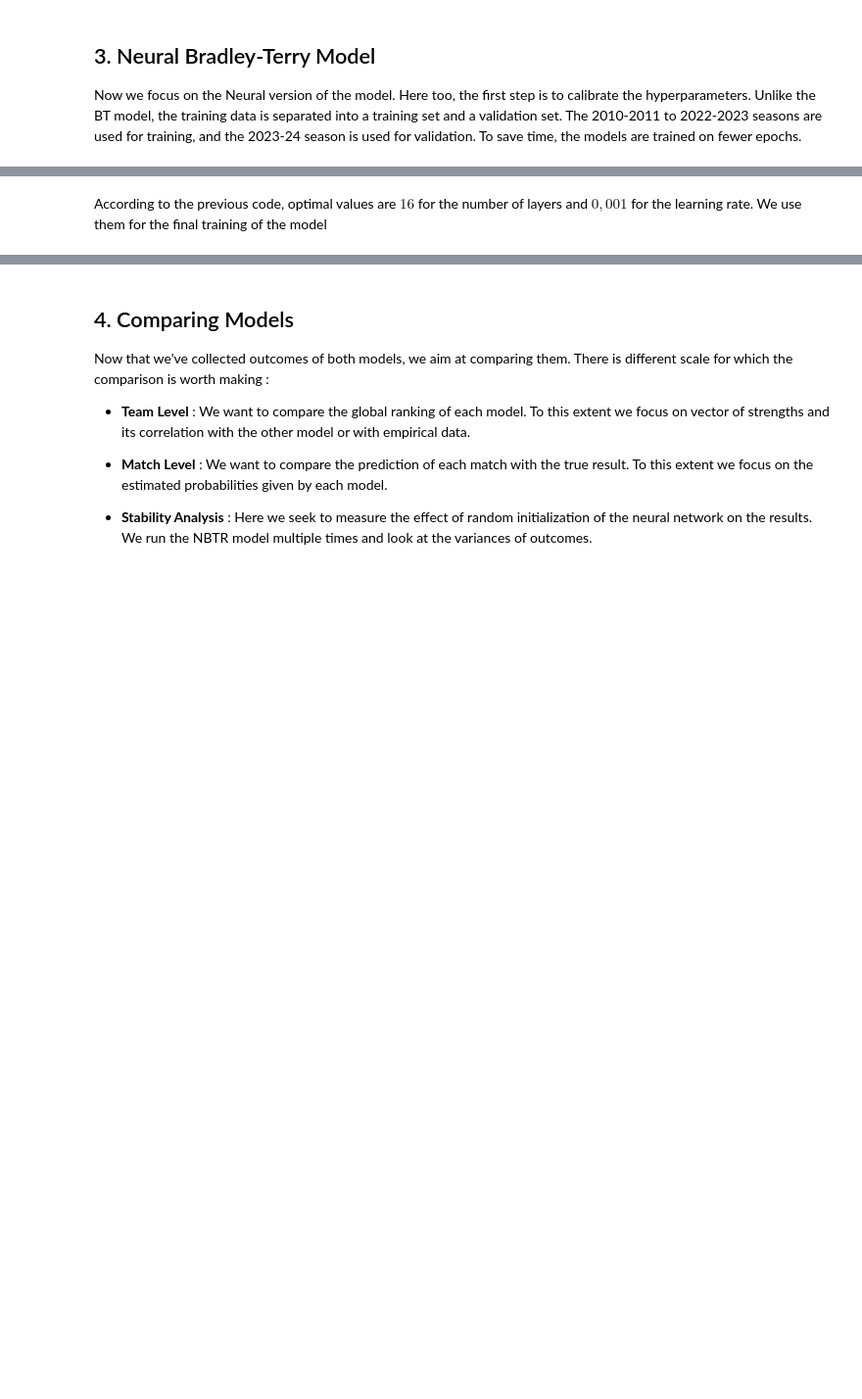
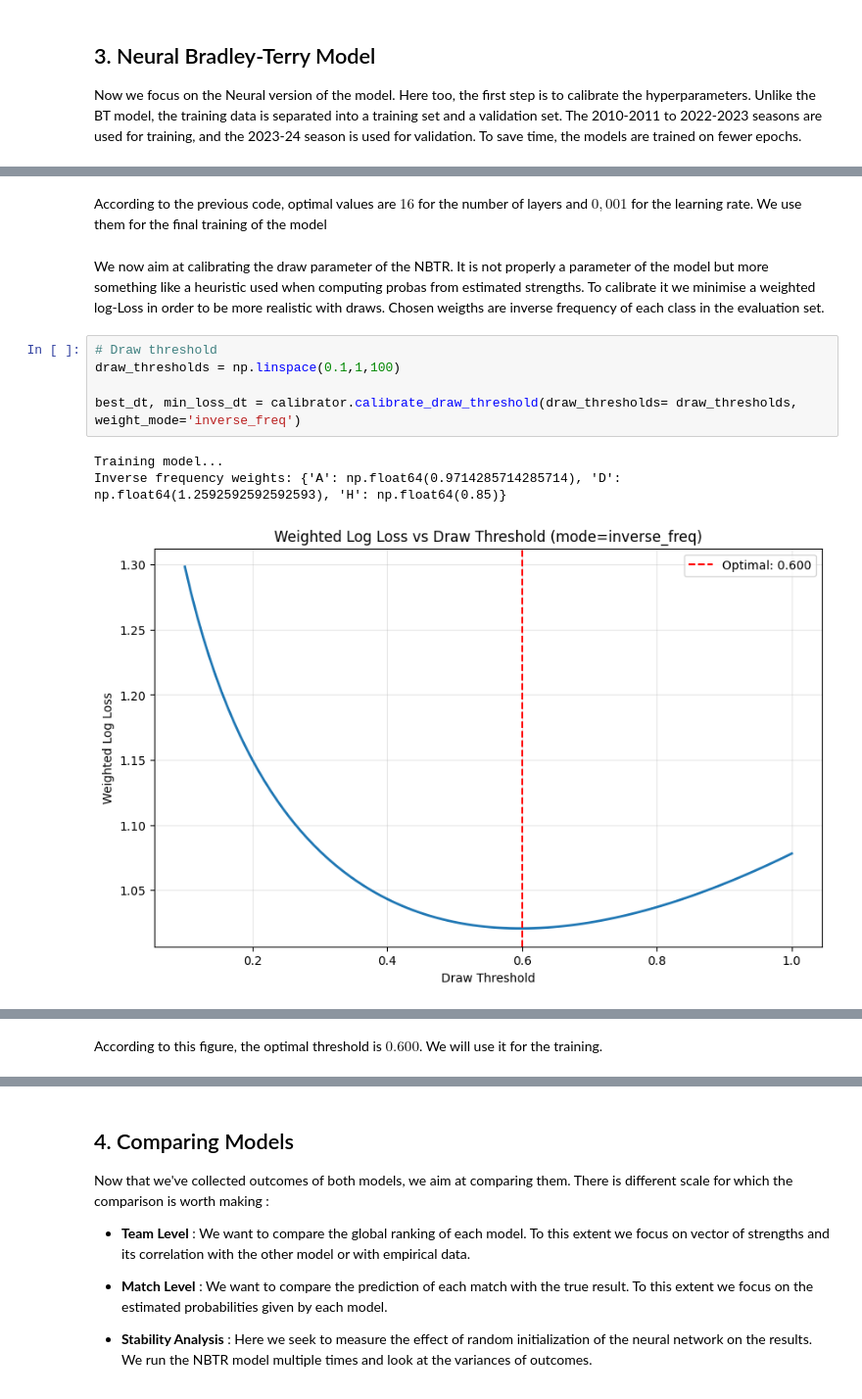
Before and after one commit to plemvan/Learning-Latent-Football-Team-Strengths, a Jupyter notebook: final_main.ipynb, the cells around one changed output, grey strips where cells are left out. Shown at 98% size. Cells and saved outputs as stored; diff of their text form; blank space fills up the shorter version.

Commit message:
Calibrating heuristic + Generalization

```diff
--- a/final_main.ipynb
+++ b/final_main.ipynb
@@ -148,0 +110,13 @@ Optimal hidden_dim: 16, Optimal lr: 0.001, Minimum BCE Loss: 0.6411586999893188
+# %% [markdown]
+According to the previous code, optimal values are $16$ for the number of layers and $0,001$ for the learning rate. We use them for the final training of the model
+# %% [markdown]
+We now aim at calibrating the draw parameter of the NBTR. It is not properly a parameter of the model but more something like a heuristic used when computing probas from estimated strengths. To calibrate it we minimise a weighted log-Loss in order to be more realistic with draws. Chosen weigths are inverse frequency of each class in the evaluation set.
+# %%
+# Draw threshold
+draw_thresholds = np.linspace(0.1,1,100)
+
+best_dt, min_loss_dt = calibrator.calibrate_draw_threshold(draw_thresholds= draw_thresholds, weight_mode='inverse_freq')
+# %% [output]
+Training model...
+Inverse frequency weights: {'A': np.float64(0.9714285714285714), 'D': np.float64(1.2592592592592593), 'H': np.float64(0.85)}
+[figure, added]
@@ -149,5 +124,5 @@ Optimal hidden_dim: 16, Optimal lr: 0.001, Minimum BCE Loss: 0.6411586999893188
 # %% [markdown]
-According to the previous code, optimal values are $16$ for the number of layers and $0,001$ for the learning rate. We use them for the final training of the model
+According to this figure, the optimal threshold is $0.600$. We will use it for the training.
 # %%
 from Neural_Bradley_Terry.NeuralBT import NeuralBradleyTerry
 
```
Also changed, not shown: parts of 22 cells of this notebook, 2 other files.
